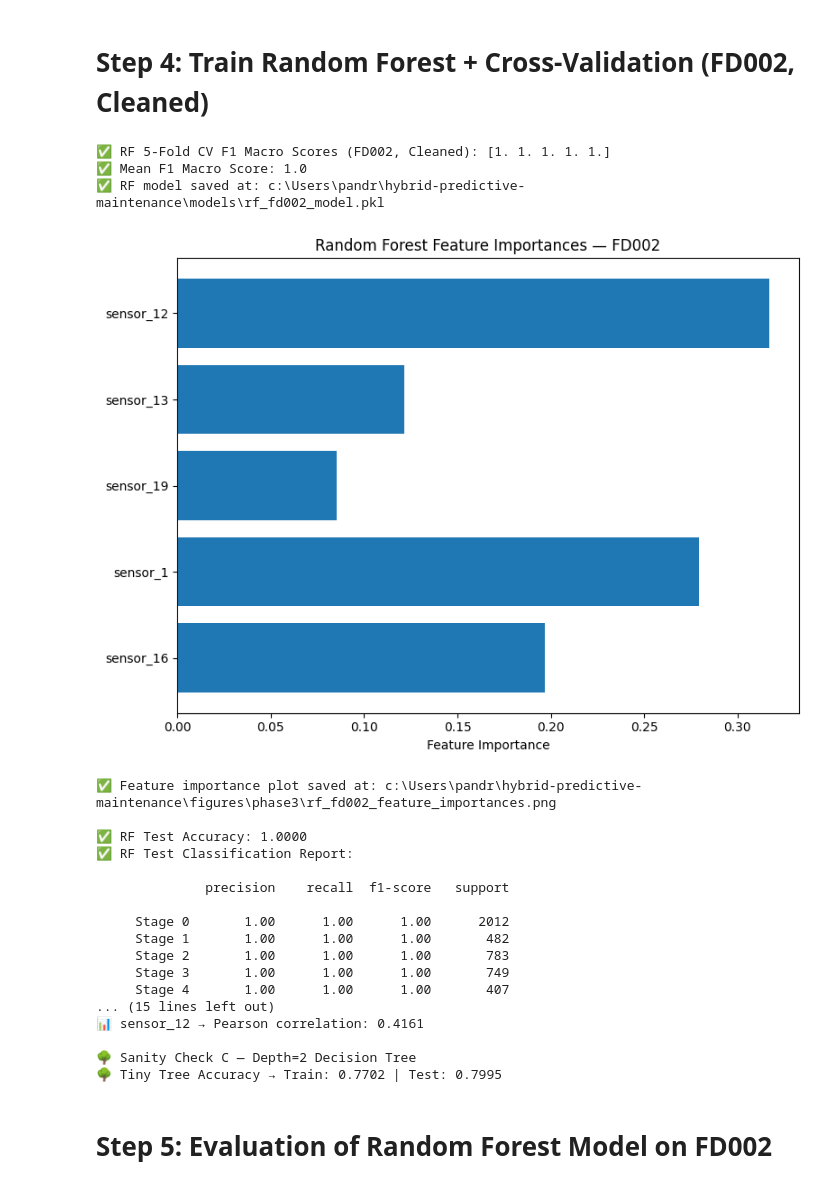
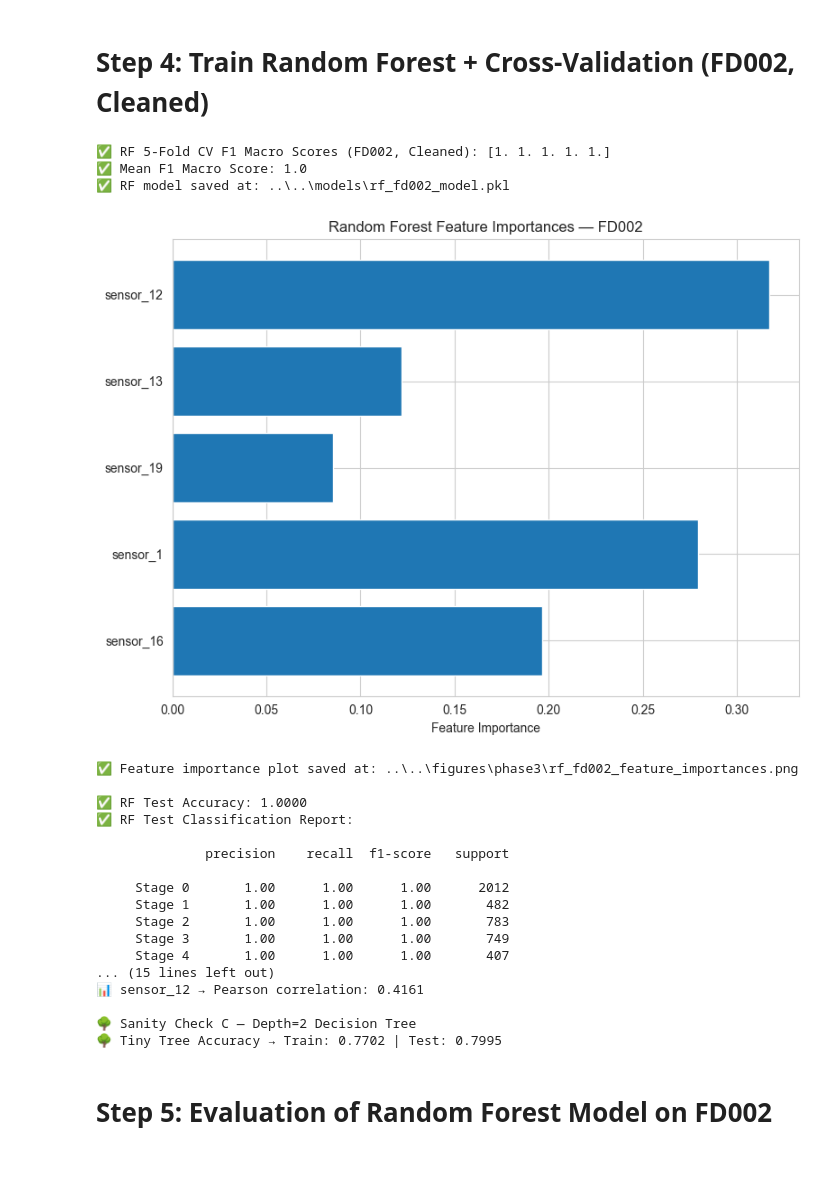
Before and after one commit to sunkenship2025/hybrid-predictive-maintenance, a Jupyter notebook: notebooks/phase3/fd002_classification.ipynb, the cells around one changed output. Drawn from its saved outputs; the diff is of its cells as text; code cells hidden in the pictures.

Commit message:
phase 3 of fd002

```diff
--- a/notebooks/phase3/fd002_classification.ipynb
+++ b/notebooks/phase3/fd002_classification.ipynb
@@ -349,37 +428,39 @@ Name: proportion, dtype: float64
 [figure]
 # %%
 # ============================================================
-# Step 3.5: Clean Training Set + Remove Overlaps from Test + Rescale
+# Step 3.5: Clean Training Set + Remove Overlaps from Test + Rescale (FD002)
 # ============================================================
 
-# Convert original training features to DataFrame for duplicate removal
-X_train_fd002_df = pd.DataFrame(X_train_fd002, columns=X_fd002.columns)
+from sklearn.preprocessing import StandardScaler
+import pandas as pd
+
+# ✅ Ensure sensor list is available in this scope
+top5_sensors_fd002 = ['sensor_16', 'sensor_1', 'sensor_19', 'sensor_13', 'sensor_12']
+
+# ✅ 1. Remove duplicates from training set
+X_train_fd002_df = pd.DataFrame(X_train_fd002, columns=top5_sensors_fd002)
 df_train_combined = X_train_fd002_df.copy()
 df_train_combined['label'] = y_train_fd002.values
-
-# ✅ 1. Remove duplicate rows in training set
 df_train_combined = df_train_combined.drop_duplicates()
 
-# ✅ 2. Extract cleaned training features and labels
 X_train_fd002_clean = df_train_combined.drop(columns='label').values
 y_train_fd002_clean = df_train_combined['label'].values
 
-# ✅ 3. Remove overlapping rows from test set
+# ✅ 2. Remove overlapping rows from test set
 train_set = set(map(tuple, X_train_fd002_clean))
-test_df = pd.DataFrame(X_test_fd002, columns=X_fd002.columns)
+test_df = pd.DataFrame(X_test_fd002, columns=top5_sensors_fd002)
 test_df['label'] = y_test_fd002.values
 
-# Filter out rows from test that exist in train
 test_df_cleaned = test_df[~test_df[top5_sensors_fd002].apply(tuple, axis=1).isin(train_set)].copy()
 X_test_fd002_clean = test_df_cleaned[top5_sensors_fd002].values
 y_test_fd002_clean = test_df_cleaned['label'].values
 
-# ✅ 4. Refit scaler ONLY on cleaned training data
+# ✅ 3. Refit and reapply scaler on cleaned data
 scaler_fd002 = StandardScaler()
 X_train_scaled_fd002_clean = scaler_fd002.fit_transform(X_train_fd002_clean)
 X_test_scaled_fd002_clean = scaler_fd002.transform(X_test_fd002_clean)
 
-# ✅ 5. Final Sanity Check
+# ✅ 4. Final Status Print
 print("✅ Data leakage & duplicates removed successfully.")
 print("✅ Final Clean Shapes:")
 print(f"  X_train_fd002_clean: {X_train_fd002_clean.shape}")
@@ -393,7 +474,7 @@ print(f"  X_test_fd002_clean : {X_test_fd002_clean.shape}")
 # Step 4: Train Random Forest + Cross-Validation (FD002, Cleaned)
 # %%
 # ============================================================
-# Step 4: Random Forest Training + CV + Sanity Checks (FD002)
+# Step 4: Random Forest Training + CV + Evaluation + Sanity Checks (FD002)
 # ============================================================
 
 from sklearn.ensemble import RandomForestClassifier
@@ -414,9 +495,8 @@ rf_model_fd002 = RandomForestClassifier(
     n_jobs=-1
 )
 
-# ✅ 2. Stratified K-Fold Cross Validation (Cleaned data)
+# ✅ 2. 5-Fold Stratified CV
 skf = StratifiedKFold(n_splits=5, shuffle=True, random_state=RANDOM_STATE)
-
 cv_scores_rf_fd002 = cross_val_score(
     rf_model_fd002,
     X_train_fd002_clean,
@@ -425,29 +505,27 @@ cv_scores_rf_fd002 = cross_val_score(
     scoring='f1_macro',
     n_jobs=-1
 )
-
 print("✅ RF 5-Fold CV F1 Macro Scores (FD002, Cleaned):", cv_scores_rf_fd002)
 print("✅ Mean F1 Macro Score:", np.mean(cv_scores_rf_fd002))
 
 # ✅ 3. Train on Full Cleaned Training Set
 rf_model_fd002.fit(X_train_fd002_clean, y_train_fd002_clean)
 
-# ✅ 4. Save Model
-model_path = os.path.abspath(os.path.join('..', '..', 'models', 'rf_fd002_model.pkl'))
+# ✅ 4. Save Trained Model
+model_path = os.path.join('..', '..', 'models', 'rf_fd002_model.pkl')
 os.makedirs(os.path.dirname(model_path), exist_ok=True)
 joblib.dump(rf_model_fd002, model_path)
 print(f"✅ RF model saved at: {model_path}")
 
-# ✅ 5. Plot Feature Importances
+# ✅ 5. Feature Importances Plot
 importances = rf_model_fd002.feature_importances_
 feature_names = top5_sensors_fd002
-
 plt.figure(figsize=(8, 6))
 plt.barh(feature_names, importances)
 plt.xlabel("Feature Importance")
 plt.title("Random Forest Feature Importances — FD002")
 plt.tight_layout()
-plot_path = os.path.abspath(os.path.join('..', '..', 'figures', 'phase3', 'rf_fd002_feature_importances.png'))
+plot_path = os.path.join('..', '..', 'figures', 'phase3', 'rf_fd002_feature_importances.png')
 plt.savefig(plot_path)
 plt.show()
 print(f"✅ Feature importance plot saved at: {plot_path}")
@@ -461,37 +539,39 @@ test_acc = accuracy_score(y_test_fd002_clean, y_test_pred_rf)
 print(f"\n✅ RF Test Accuracy: {test_acc:.4f}")
 print("✅ RF Test Classification Report:\n")
 print(classification_report(y_test_fd002_clean, y_test_pred_rf))
 
 # ============================================================
 # 🔍 Post-Training Sanity Checks
 # ============================================================
 
 # A. Shuffle Labels and Check CV
 print("\n🔁 Sanity Check A — CV with Shuffled Labels")
 y_shuffled = shuffle(y_train_fd002_clean, random_state=42)
 rf_shuffled = RandomForestClassifier(n_estimators=100, class_weight='balanced', random_state=RANDOM_STATE, n_jobs=-1)
 cv_shuffled = cross_val_score(rf_shuffled, X_train_fd002_clean, y_shuffled, cv=skf, scoring='f1_macro')
 print("🔁 CV F1 Scores (shuffled):", cv_shuffled)
 print("🔁 Mean F1 (shuffled):", np.mean(cv_shuffled))
 
 # B. Feature vs Stage Correlation
 print("\n📈 Sanity Check B — Feature Correlation to Stage Label")
 y_stage_numeric = df_fd002['kmeans_stage'].apply(lambda x: int(x[-1]))
 for sensor in top5_sensors_fd002:
     corr = df_fd002[sensor].corr(y_stage_numeric)
     print(f"📊 {sensor} → Pearson correlation: {corr:.4f}")
 
 # C. Tiny Decision Tree (Depth = 2)
 print("\n🌳 Sanity Check C — Depth=2 Decision Tree")
 tiny_tree = DecisionTreeClassifier(max_depth=2, random_state=RANDOM_STATE)
 tiny_tree.fit(X_train_fd002_clean, y_train_fd002_clean)
-print(f"🌳 Tiny Tree Accuracy → Train: {tiny_tree.score(X_train_fd002_clean, y_train_fd002_clean):.4f} | Test: {tiny_tree.score(X_test_fd002_clean, y_test_fd002_clean):.4f}")
+train_score = tiny_tree.score(X_train_fd002_clean, y_train_fd002_clean)
+test_score = tiny_tree.score(X_test_fd002_clean, y_test_fd002_clean)
+print(f"🌳 Tiny Tree Accuracy → Train: {train_score:.4f} | Test: {test_score:.4f}")
 # %% [output]
 ✅ RF 5-Fold CV F1 Macro Scores (FD002, Cleaned): [1. 1. 1. 1. 1.]
 ✅ Mean F1 Macro Score: 1.0
-✅ RF model saved at: c:\Users\pandr\hybrid-predictive-maintenance\models\rf_fd002_model.pkl
+✅ RF model saved at: ..\..\models\rf_fd002_model.pkl
-[figure, old version]
+[figure, new version]
-✅ Feature importance plot saved at: c:\Users\pandr\hybrid-predictive-maintenance\figures\phase3\rf_fd002_feature_importances.png
+✅ Feature importance plot saved at: ..\..\figures\phase3\rf_fd002_feature_importances.png
 
 ✅ RF Test Accuracy: 1.0000
 ✅ RF Test Classification Report:
```
Also changed, not shown: parts of 17 cells of this notebook, 23 other files.
